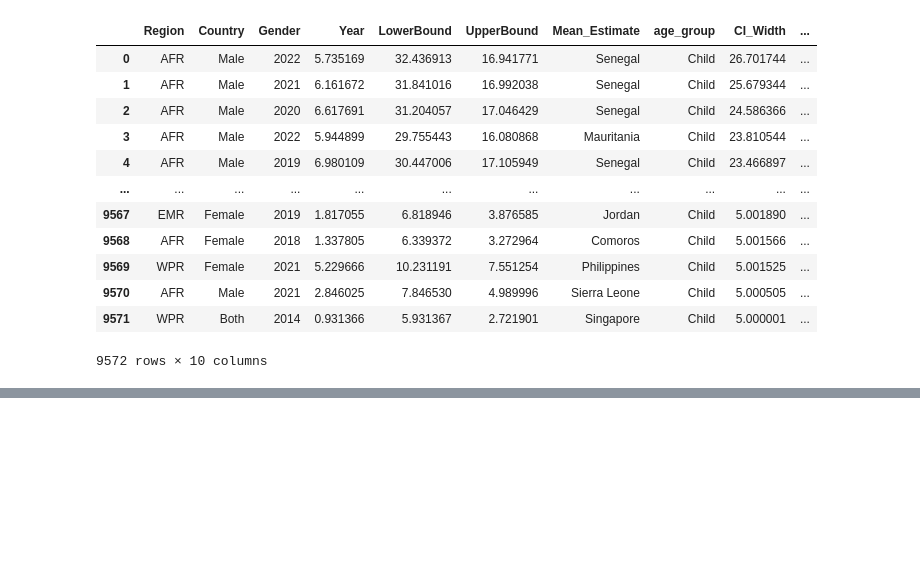
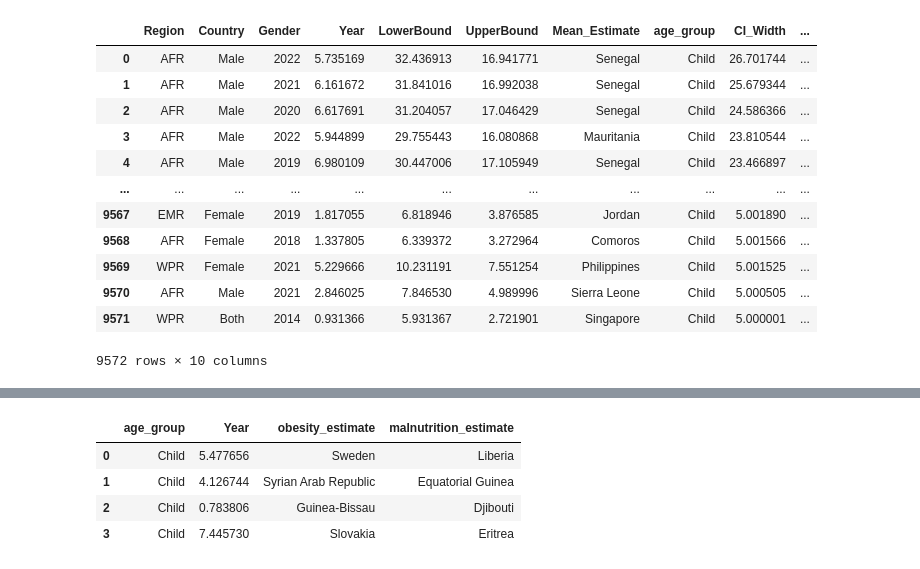
Before and after one commit to ArunK-ML/Project---Nutrition-Paradox-A-Global-View-on-Obesity-and-Malnutrition, a Jupyter notebook: Nutrition_Paradox_Near_Final.ipynb, the cells around one changed output, grey strips where cells are left out. Saved outputs shown, nothing was run; the diff lists cells and outputs as text; code cells hidden in the pictures; blank space fills up the shorter version.

```diff
--- a/Nutrition_Paradox_Near_Final.ipynb
+++ b/Nutrition_Paradox_Near_Final.ipynb
@@ -1251,0 +1319,17 @@ show_query(query10)
+# %%
+# 5. Age-wise trend analysis (both conditions)
+
+query5 = ("""
+
+SELECT o.age_group, o.Year, o.Mean_Estimate AS obesity_estimate, m.Mean_Estimate AS malnutrition_estimate
+FROM obesity o
+JOIN malnutrition m ON o.Country = m.Country AND o.Year = m.Year
+
+""")
+show_query(query5)
+# %% [output]
+|  | age_group | Year | obesity_estimate | malnutrition_estimate |
+| 0 | Child | 5.477656 | Sweden | Liberia |
+| 1 | Child | 4.126744 | Syrian Arab Republic | Equatorial Guinea |
+| 2 | Child | 0.783806 | Guinea-Bissau | Djibouti |
+| 3 | Child | 7.445730 | Slovakia | Eritrea |
```
Also changed, not shown: parts of 5 cells of this notebook.
